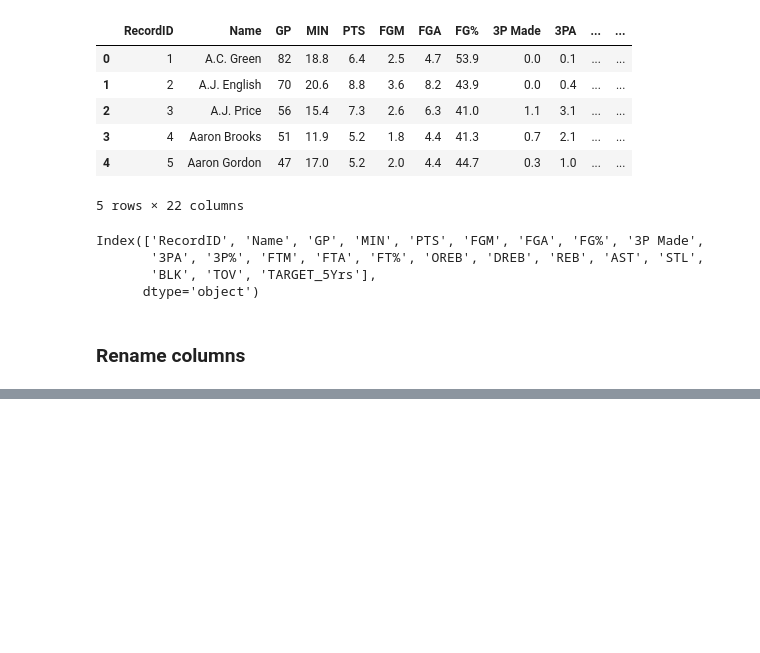
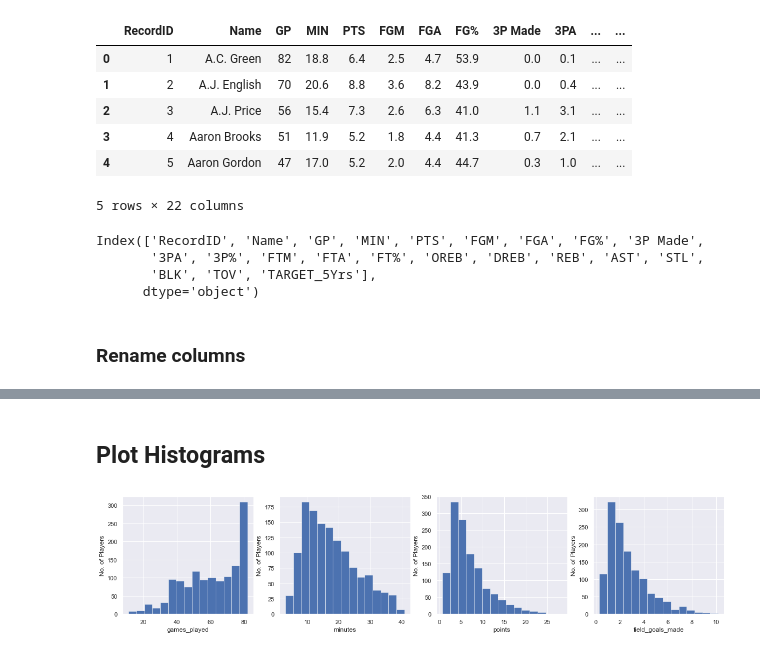
Before and after one commit to mwalbers1/DSC-609-Summer-2022, a Jupyter notebook: module-4-ensemble-algorithms.ipynb, the cells around one changed output, grey strips where cells are left out. Drawn from its saved outputs; the diff is of its cells as text; code cells hidden in the pictures; blank space fills up the shorter version.

Commit message:
feat: Add histogram plots
Add histogram plot for each feature

```diff
--- a/module-4-ensemble-algorithms.ipynb
+++ b/module-4-ensemble-algorithms.ipynb
@@ -10,3 +11,6 @@ from matplotlib import pyplot as plt
+# %%
+# set default theme
+sns.set_theme()
 # %%
 from sklearn.model_selection import train_test_split
 from sklearn.ensemble import RandomForestClassifier
@@ -53,3 +57,9 @@ Index(['RecordID', 'Name', 'GP', 'MIN', 'PTS', 'FGM', 'FGA', 'FG%', '3P Made',
       dtype='object')
 # %% [markdown]
 ### Rename columns
+# %%
+nba_rookie_df.columns = ['RecordID', 'name', 'games_played', 'minutes', 'points', 'field_goals_made', 'field_goals_attempted', 'field_goal_pct', '3p_made',
+       '3p_attempted', '3p_pct', 'free_throws_made', 'free_throws_attempted', 'free_throws_pct', 'offensive_rebounds', 'defensive_rebounds', 'total_rebounds', 'assists', 'steals',
+       'blocks', 'turnovers', 'target_5yrs']
+# %%
+nba_rookie_df = nba_rookie_df.drop('RecordID', axis = 1)
@@ -55,0 +108,18 @@ Index(['RecordID', 'Name', 'GP', 'MIN', 'PTS', 'FGM', 'FGA', 'FG%', '3P Made',
+# %% [markdown]
+## Plot Histograms
+# %%
+def plot_histograms(column_list):
+    '''
+    Description: Function to plot histograms for each column in column_list argument
+
+    args: column_list - list of columns to plot
+    '''
+    fig, axes = plt.subplots(1, len(column_list), figsize=(20, 4))
+    for col_name, ax in zip(column_list, axes):
+        ax.hist(nba_rookie_df[col_name], bins=15, linewidth=0.5, edgecolor="white")
+        ax.set_xlabel(col_name)
+        ax.set_ylabel("No. of Players")
+# %%
+plot_histograms(['games_played', 'minutes', 'points', 'field_goals_made'])
+# %% [output]
+[figure, added]
```
Also changed, not shown: parts of 8 cells of this notebook.
